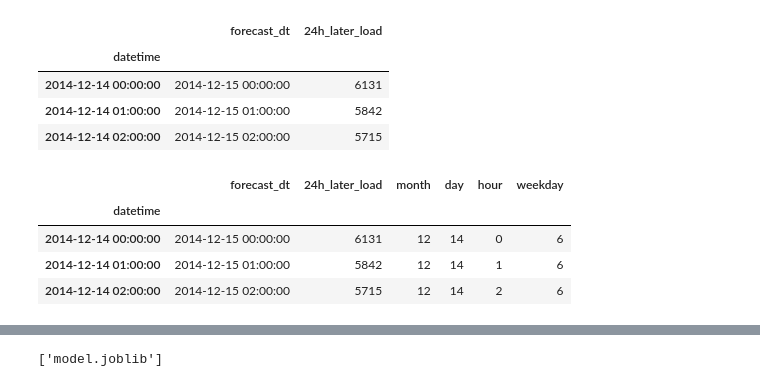
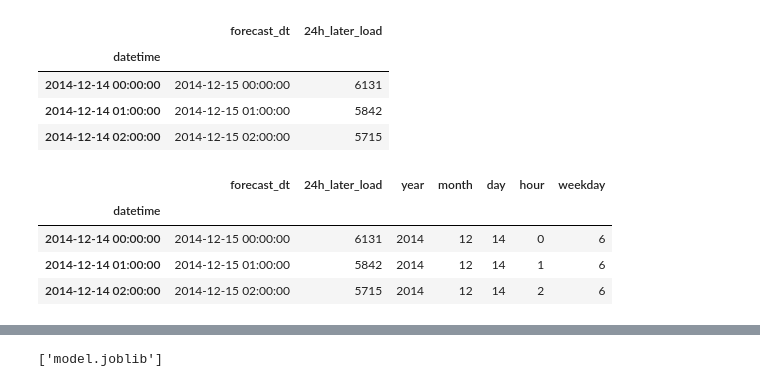
Before and after one commit to arthurgassner/swissenergy-backend, a Jupyter notebook: 3-train.ipynb, the cells around one changed output, grey strips where cells are left out. Saved outputs shown, nothing was run; the diff lists cells and outputs as text; code cells hidden in the pictures.

```diff
--- a/3-train.ipynb
+++ b/3-train.ipynb
@@ -17,17 +17,18 @@ df.head(3)
 | 2014-12-14 02:00:00 | 2014-12-15 02:00:00 | 5715 |
 # %%
 # Enrich the df with the datetime attributes
+df['year'] = df.index.year
 df['month'] = df.index.month
 df['day'] = df.index.day
 df['hour'] = df.index.hour
 df['weekday'] = df.index.weekday
 df.head(3)
 # %% [output]
-|  | forecast_dt | 24h_later_load | month | day | hour | weekday |
-| datetime |  |  |  |  |  |  |
-| 2014-12-14 00:00:00 | 2014-12-15 00:00:00 | 6131 | 12 | 14 | 0 | 6 |
-| 2014-12-14 01:00:00 | 2014-12-15 01:00:00 | 5842 | 12 | 14 | 1 | 6 |
-| 2014-12-14 02:00:00 | 2014-12-15 02:00:00 | 5715 | 12 | 14 | 2 | 6 |
+|  | forecast_dt | 24h_later_load | year | month | day | hour | weekday |
+| datetime |  |  |  |  |  |  |  |
+| 2014-12-14 00:00:00 | 2014-12-15 00:00:00 | 6131 | 2014 | 12 | 14 | 0 | 6 |
+| 2014-12-14 01:00:00 | 2014-12-15 01:00:00 | 5842 | 2014 | 12 | 14 | 1 | 6 |
+| 2014-12-14 02:00:00 | 2014-12-15 02:00:00 | 5715 | 2014 | 12 | 14 | 2 | 6 |
 # %%
 def compute_timedelta_ago_load(df, timedelta):
     """For each timestamps in the index, compute the load timedelta ago
```
Also changed, not shown: parts of 8 cells of this notebook.
